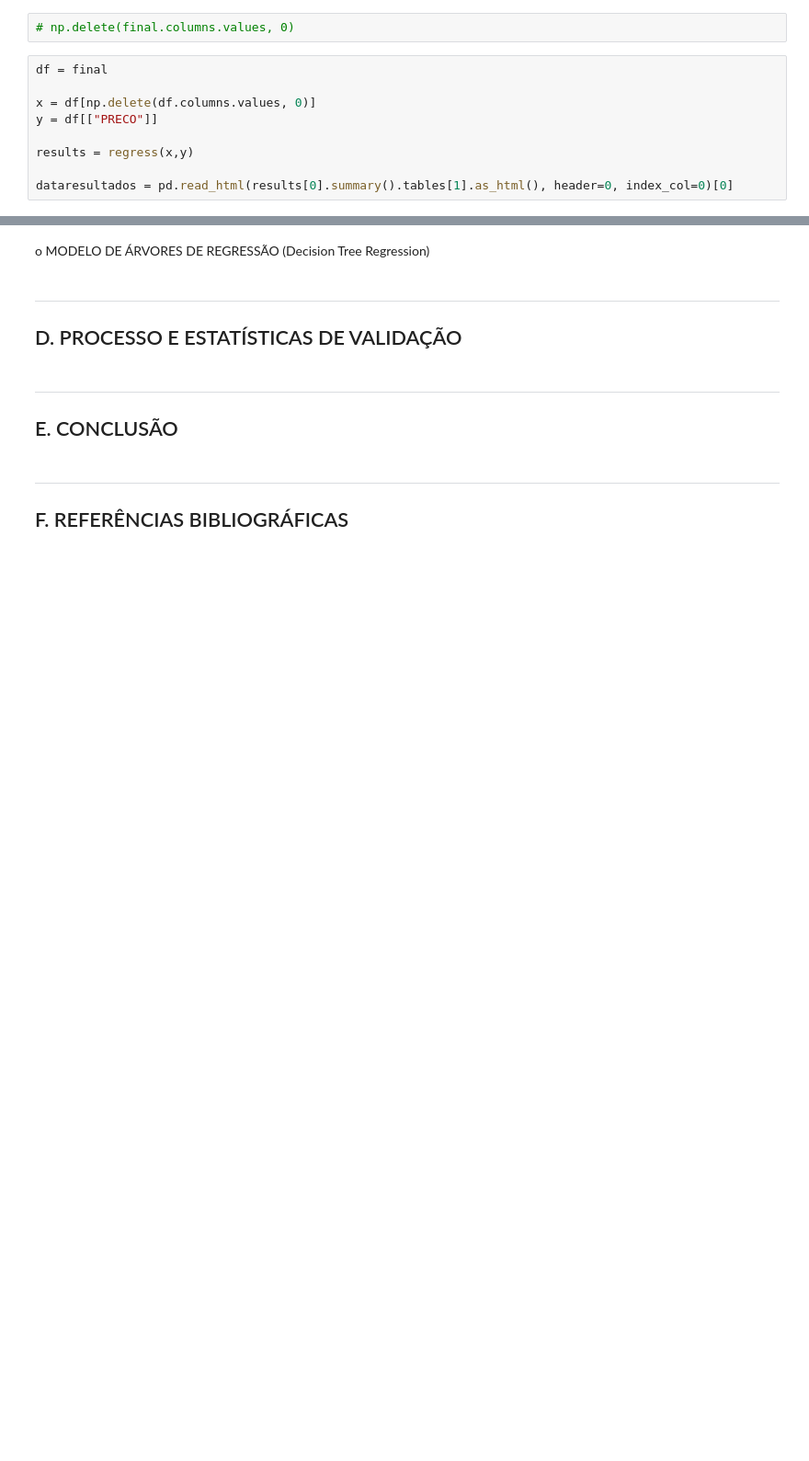
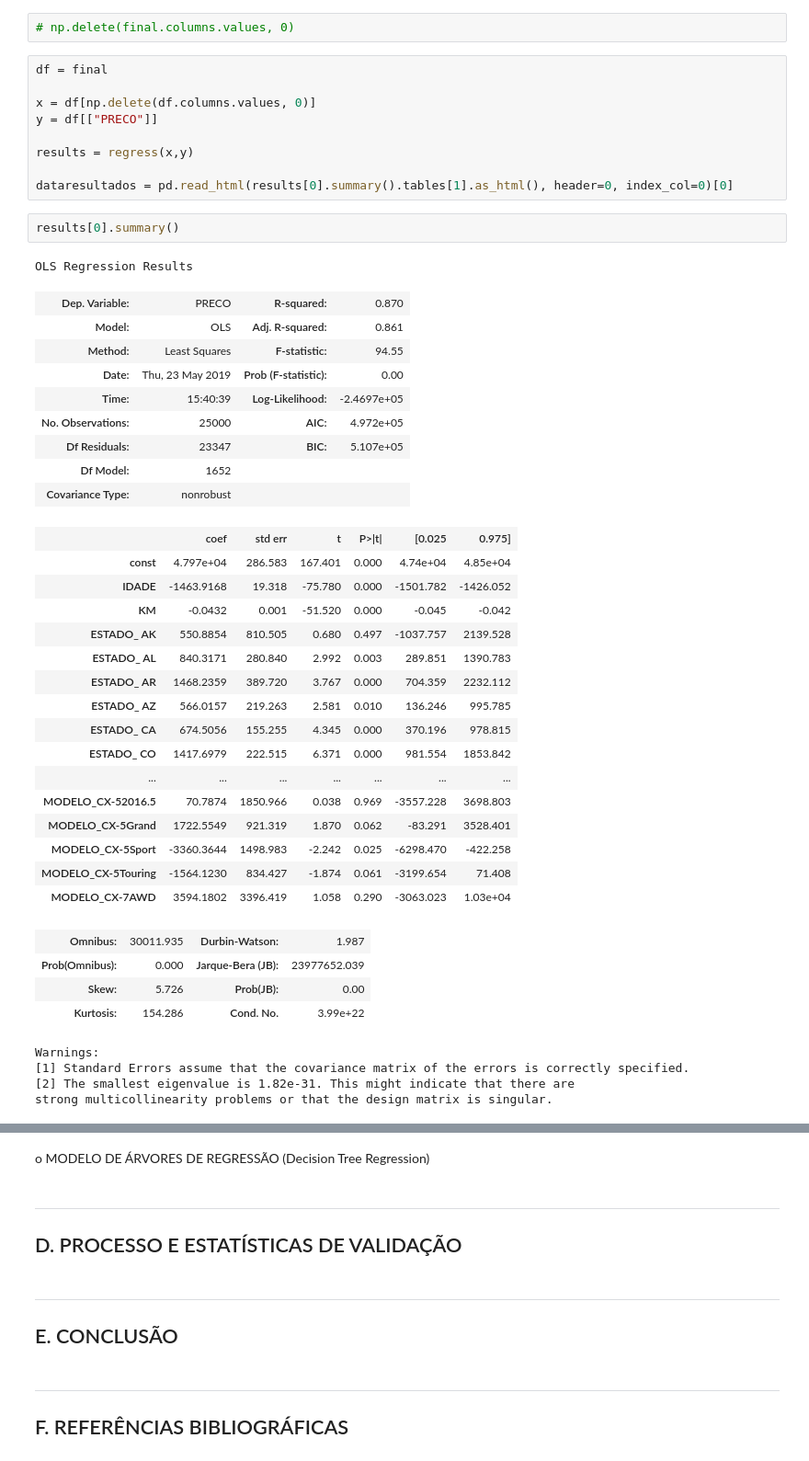
Before and after one commit to freddy-d/Projeto3DPdados, a Jupyter notebook: Projeto3 regressao.ipynb, the cells around one changed output, grey strips where cells are left out. Shown: that part at 92% size. Cells and saved outputs as stored; diff of their text form; blank space fills up the shorter version.

```diff
--- a/Projeto3 regressao.ipynb
+++ b/Projeto3 regressao.ipynb
@@ -146,3 +137,40 @@ y = df[["PRECO"]]
 results = regress(x,y)
 
 dataresultados = pd.read_html(results[0].summary().tables[1].as_html(), header=0, index_col=0)[0]
+# %%
+results[0].summary()
+# %% [output]
+OLS Regression Results
+| Dep. Variable: | PRECO | R-squared: | 0.870 |
+| Model: | OLS | Adj. R-squared: | 0.861 |
+| Method: | Least Squares | F-statistic: | 94.55 |
+| Date: | Thu, 23 May 2019 | Prob (F-statistic): | 0.00 |
+| Time: | 15:40:39 | Log-Likelihood: | -2.4697e+05 |
+| No. Observations: | 25000 | AIC: | 4.972e+05 |
+| Df Residuals: | 23347 | BIC: | 5.107e+05 |
+| Df Model: | 1652 |  |  |
+| Covariance Type: | nonrobust |  |  |
+|  | coef | std err | t | P>|t| | [0.025 | 0.975] |
+| const | 4.797e+04 | 286.583 | 167.401 | 0.000 | 4.74e+04 | 4.85e+04 |
+| IDADE | -1463.9168 | 19.318 | -75.780 | 0.000 | -1501.782 | -1426.052 |
+| KM | -0.0432 | 0.001 | -51.520 | 0.000 | -0.045 | -0.042 |
+| ESTADO_ AK | 550.8854 | 810.505 | 0.680 | 0.497 | -1037.757 | 2139.528 |
+| ESTADO_ AL | 840.3171 | 280.840 | 2.992 | 0.003 | 289.851 | 1390.783 |
+| ESTADO_ AR | 1468.2359 | 389.720 | 3.767 | 0.000 | 704.359 | 2232.112 |
+| ESTADO_ AZ | 566.0157 | 219.263 | 2.581 | 0.010 | 136.246 | 995.785 |
+| ESTADO_ CA | 674.5056 | 155.255 | 4.345 | 0.000 | 370.196 | 978.815 |
+| ESTADO_ CO | 1417.6979 | 222.515 | 6.371 | 0.000 | 981.554 | 1853.842 |
+| ... | ... | ... | ... | ... | ... | ... |
+| MODELO_CX-52016.5 | 70.7874 | 1850.966 | 0.038 | 0.969 | -3557.228 | 3698.803 |
+| MODELO_CX-5Grand | 1722.5549 | 921.319 | 1.870 | 0.062 | -83.291 | 3528.401 |
+| MODELO_CX-5Sport | -3360.3644 | 1498.983 | -2.242 | 0.025 | -6298.470 | -422.258 |
+| MODELO_CX-5Touring | -1564.1230 | 834.427 | -1.874 | 0.061 | -3199.654 | 71.408 |
+| MODELO_CX-7AWD | 3594.1802 | 3396.419 | 1.058 | 0.290 | -3063.023 | 1.03e+04 |
+| Omnibus: | 30011.935 | Durbin-Watson: | 1.987 |
+| Prob(Omnibus): | 0.000 | Jarque-Bera (JB): | 23977652.039 |
+| Skew: | 5.726 | Prob(JB): | 0.00 |
+| Kurtosis: | 154.286 | Cond. No. | 3.99e+22 |
+Warnings:
+[1] Standard Errors assume that the covariance matrix of the errors is correctly specified.
+[2] The smallest eigenvalue is 1.82e-31. This might indicate that there are
+strong multicollinearity problems or that the design matrix is singular.
```
Also changed, not shown: parts of 14 cells of this notebook, 1 other file.
